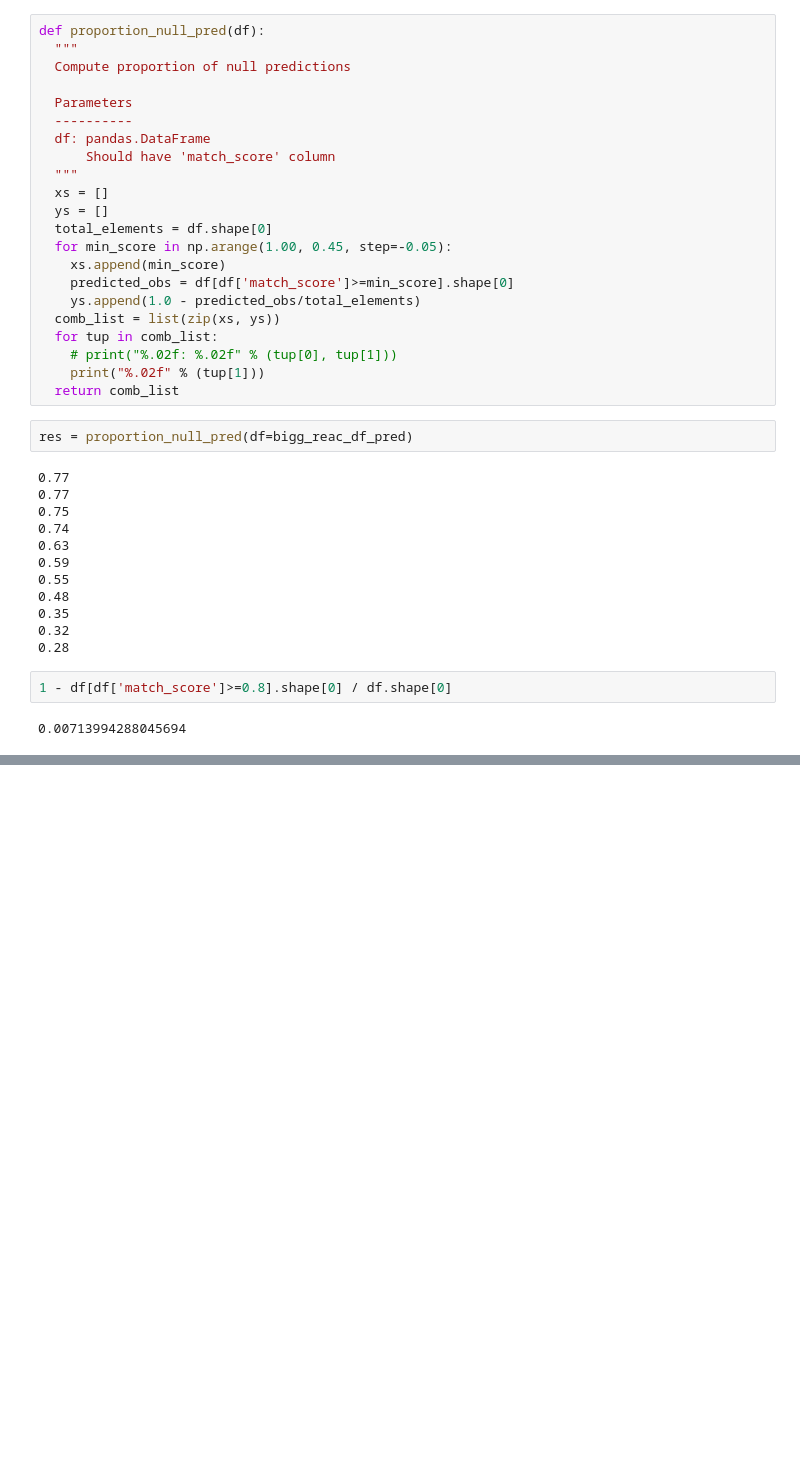
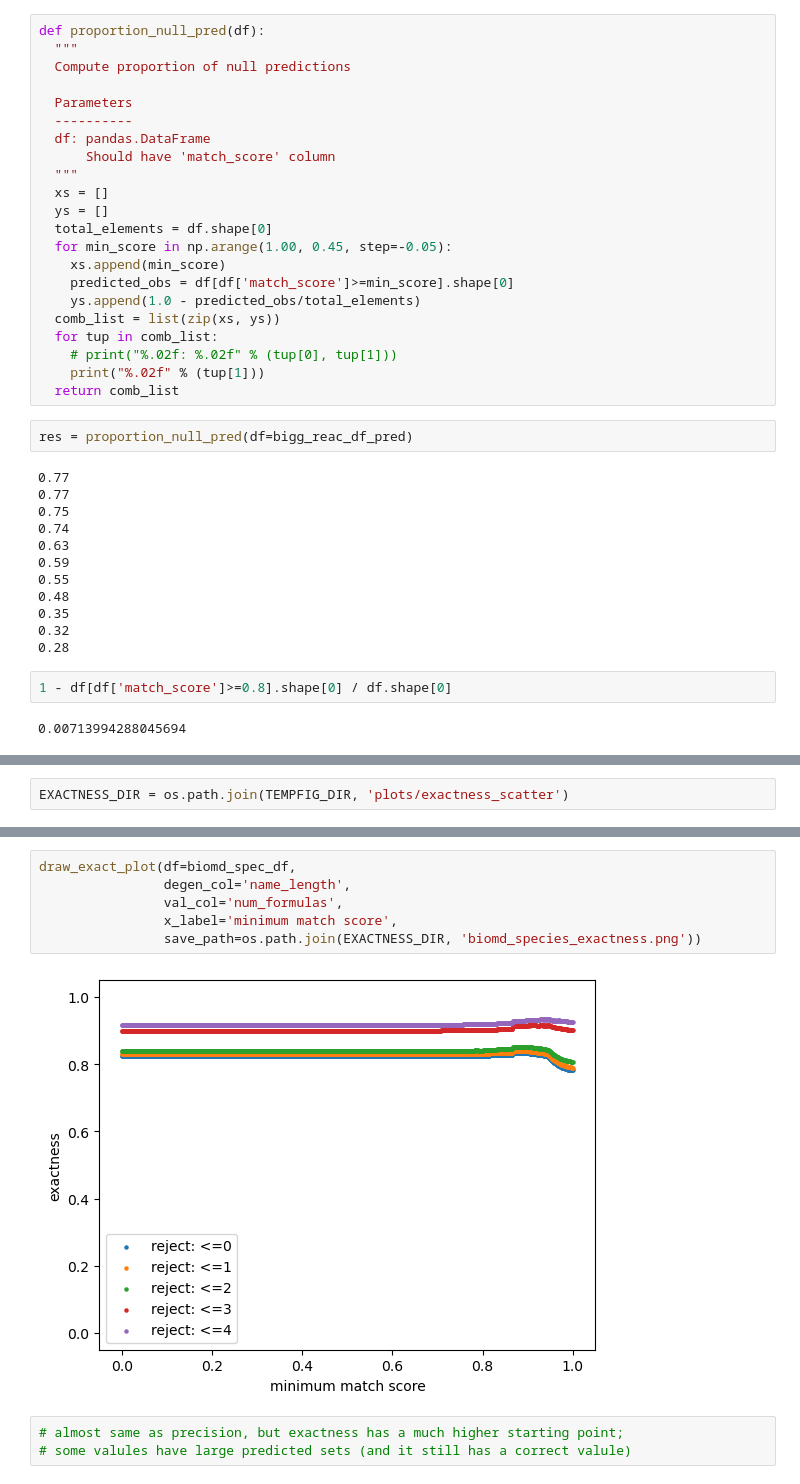
Before and after one commit to sys-bio/AMAS, a Jupyter notebook: notebooks/REF_accuracy_precision_plots.ipynb, the cells around one changed output, grey strips where cells are left out. Cells and saved outputs as stored; diff of their text form; blank space fills up the shorter version.

```diff
--- a/notebooks/REF_accuracy_precision_plots.ipynb
+++ b/notebooks/REF_accuracy_precision_plots.ipynb
@@ -778,0 +781,2 @@ res = proportion_null_pred(df=bigg_reac_df_pred)
+# %%
+EXACTNESS_DIR = os.path.join(TEMPFIG_DIR, 'plots/exactness_scatter')
@@ -778,0 +841,11 @@ res = proportion_null_pred(df=bigg_reac_df_pred)
+# %%
+draw_exact_plot(df=biomd_spec_df,
+                degen_col='name_length',
+                val_col='num_formulas',
+                x_label='minimum match score',
+                save_path=os.path.join(EXACTNESS_DIR, 'biomd_species_exactness.png'))
+# %% [output]
+[figure, added]
+# %%
+# almost same as precision, but exactness has a much higher starting point;
+# some valules have large predicted sets (and it still has a correct valule)
```
Also changed, not shown: parts of 18 cells of this notebook, 3 other files.
